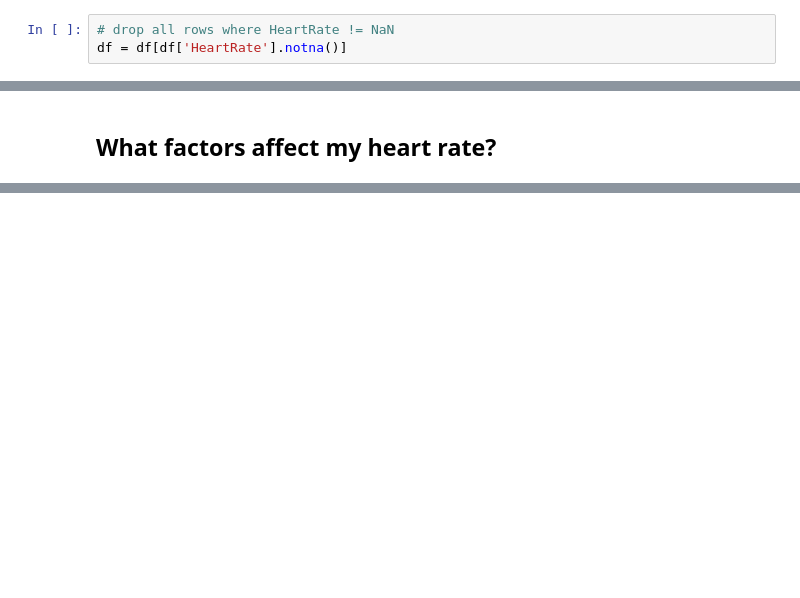
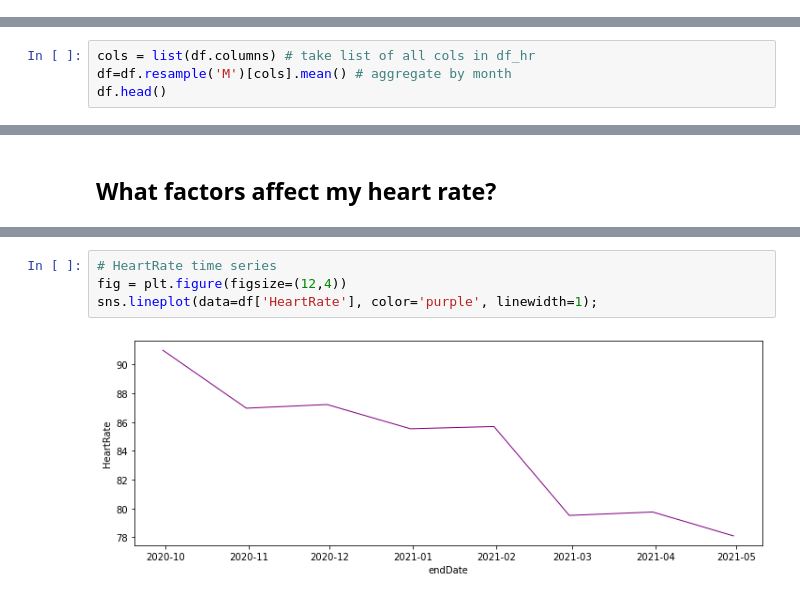
Before and after one commit to Doumham-Armah/AppleHealthAnalysis, a Jupyter notebook: health_analysis.ipynb, the cells around one changed output, grey strips where cells are left out. Drawn from its saved outputs; the diff is of its cells as text; blank space fills up the shorter version.

Commit message:
investigating heart rate

```diff
--- a/health_analysis.ipynb
+++ b/health_analysis.ipynb
@@ -99,3 +100,0 @@ df.sample()
-# %%
-# drop all rows where HeartRate != NaN
-df = df[df['HeartRate'].notna()]
@@ -114,0 +101,4 @@ sns.heatmap(cm, annot=True, fmt=".2f", vmin=-1.0, vmax=+1.0, cmap='Spectral')
+# %%
+cols = list(df.columns) # take list of all cols in df_hr
+df=df.resample('M')[cols].mean() # aggregate by month
+df.head()
@@ -124,0 +115,6 @@ df.head(3)
+# %%
+# HeartRate time series
+fig = plt.figure(figsize=(12,4))
+sns.lineplot(data=df['HeartRate'], color='purple', linewidth=1);
+# %% [output]
+[figure, added]
```
Also changed, not shown: parts of 13 cells of this notebook.
